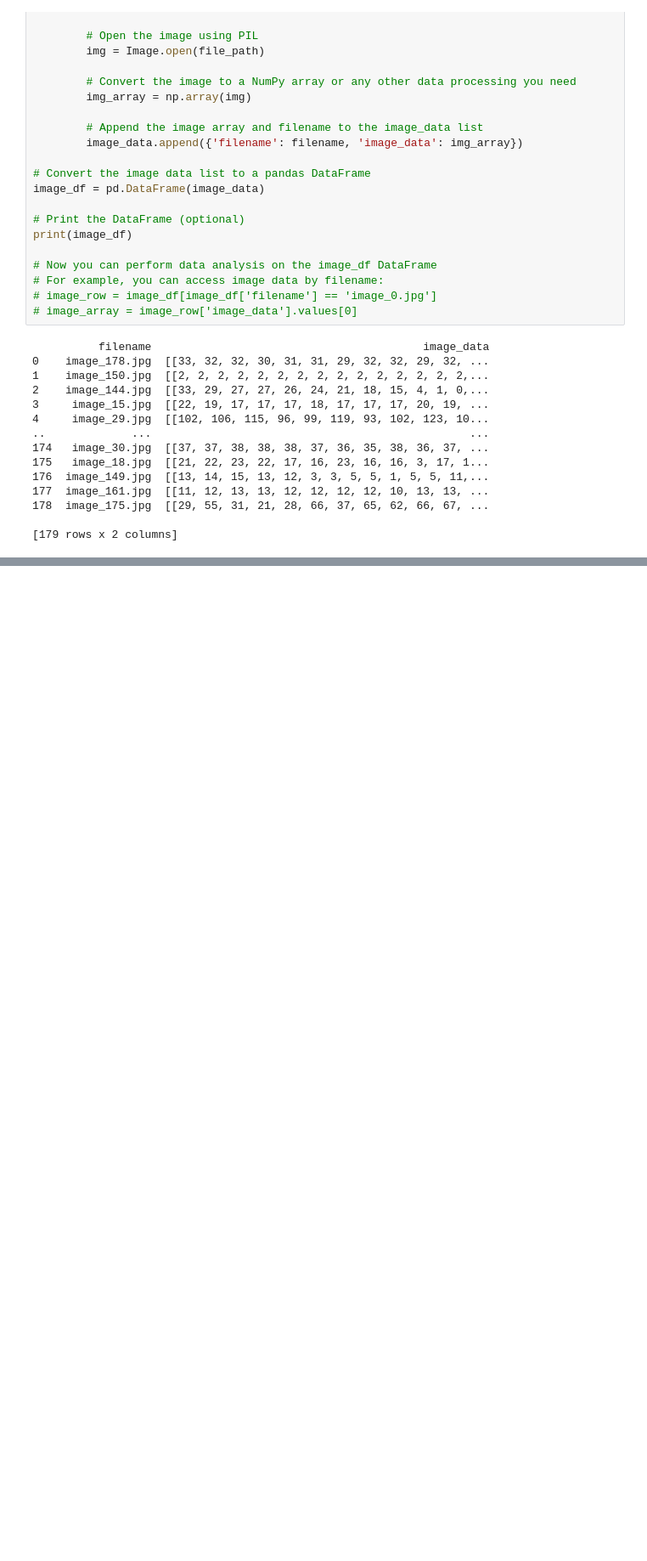
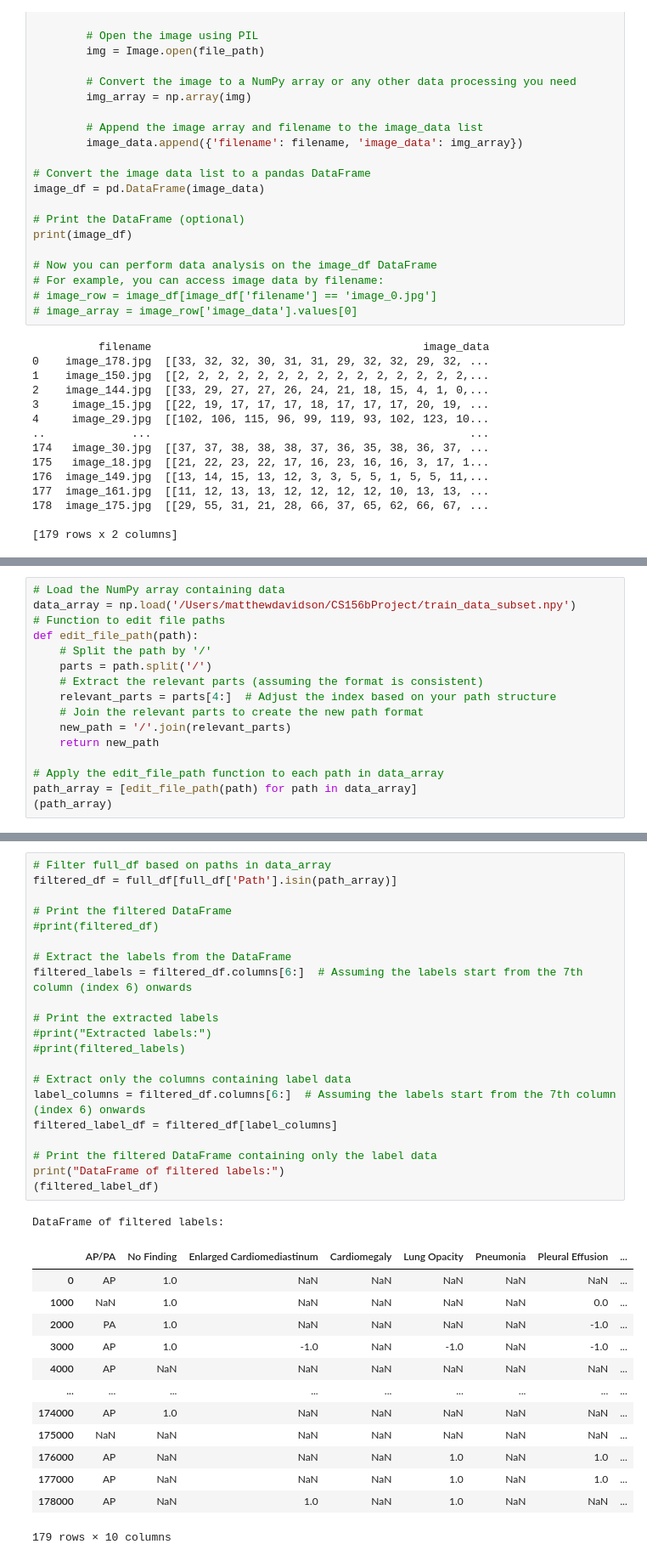
Before and after one commit to kevinfleisher/CS156b, a Jupyter notebook: Notebooks/MDDataAnalysis.ipynb, the cells around one changed output, grey strips where cells are left out. Shown at 85% size. Drawn from its saved outputs; the diff is of its cells as text; blank space fills up the shorter version.

Commit message:
Contains data analysis on local data up to fitting of model.

```diff
--- a/Notebooks/MDDataAnalysis.ipynb
+++ b/Notebooks/MDDataAnalysis.ipynb
@@ -64,0 +103,16 @@ print(image_df['image_data'])
+# %%
+# Load the NumPy array containing data
+data_array = np.load('/Users/matthewdavidson/CS156bProject/train_data_subset.npy')
+# Function to edit file paths
+def edit_file_path(path):
+    # Split the path by '/'
+    parts = path.split('/')
+    # Extract the relevant parts (assuming the format is consistent)
+    relevant_parts = parts[4:]  # Adjust the index based on your path structure
+    # Join the relevant parts to create the new path format
+    new_path = '/'.join(relevant_parts)
+    return new_path
+
+# Apply the edit_file_path function to each path in data_array
+path_array = [edit_file_path(path) for path in data_array]
+(path_array)
@@ -64,0 +139,36 @@ print(image_df['image_data'])
+# %%
+# Filter full_df based on paths in data_array
+filtered_df = full_df[full_df['Path'].isin(path_array)]
+
+# Print the filtered DataFrame
+#print(filtered_df)
+
+# Extract the labels from the DataFrame
+filtered_labels = filtered_df.columns[6:]  # Assuming the labels start from the 7th column (index 6) onwards
+
+# Print the extracted labels
+#print("Extracted labels:")
+#print(filtered_labels)
+
+# Extract only the columns containing label data
+label_columns = filtered_df.columns[6:]  # Assuming the labels start from the 7th column (index 6) onwards
+filtered_label_df = filtered_df[label_columns]
+
+# Print the filtered DataFrame containing only the label data
+print("DataFrame of filtered labels:")
+(filtered_label_df)
+# %% [output]
+DataFrame of filtered labels:
+|  | AP/PA | No Finding | Enlarged Cardiomediastinum | Cardiomegaly | Lung Opacity | Pneumonia | Pleural Effusion | ... |
+| 0 | AP | 1.0 | NaN | NaN | NaN | NaN | NaN | ... |
+| 1000 | NaN | 1.0 | NaN | NaN | NaN | NaN | 0.0 | ... |
+| 2000 | PA | 1.0 | NaN | NaN | NaN | NaN | -1.0 | ... |
+| 3000 | AP | 1.0 | -1.0 | NaN | -1.0 | NaN | -1.0 | ... |
+| 4000 | AP | NaN | NaN | NaN | NaN | NaN | NaN | ... |
+| ... | ... | ... | ... | ... | ... | ... | ... | ... |
+| 174000 | AP | 1.0 | NaN | NaN | NaN | NaN | NaN | ... |
+| 175000 | NaN | NaN | NaN | NaN | NaN | NaN | NaN | ... |
+| 176000 | AP | NaN | NaN | NaN | 1.0 | NaN | 1.0 | ... |
+| 177000 | AP | NaN | NaN | NaN | 1.0 | NaN | 1.0 | ... |
+| 178000 | AP | NaN | 1.0 | NaN | 1.0 | NaN | NaN | ... |
+179 rows × 10 columns
```
Also changed, not shown: parts of 38 cells of this notebook.
